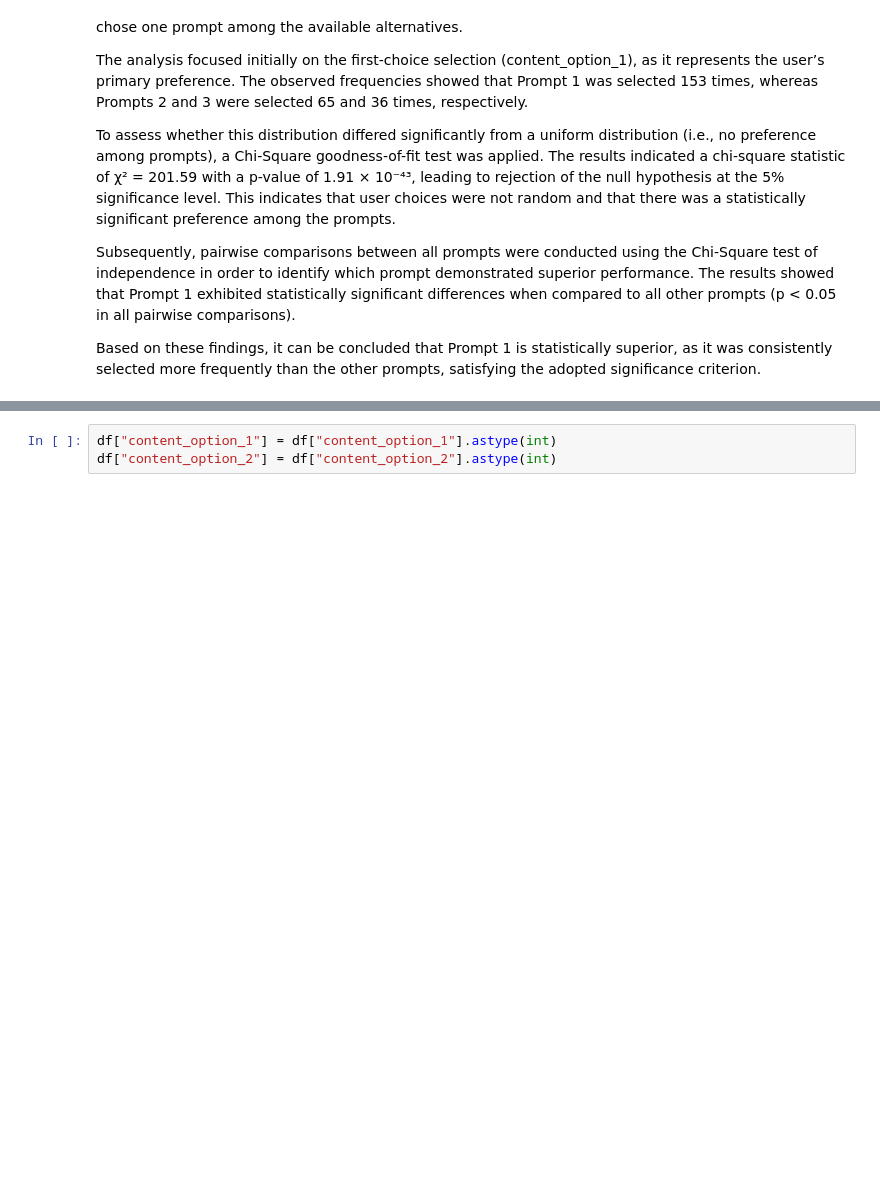
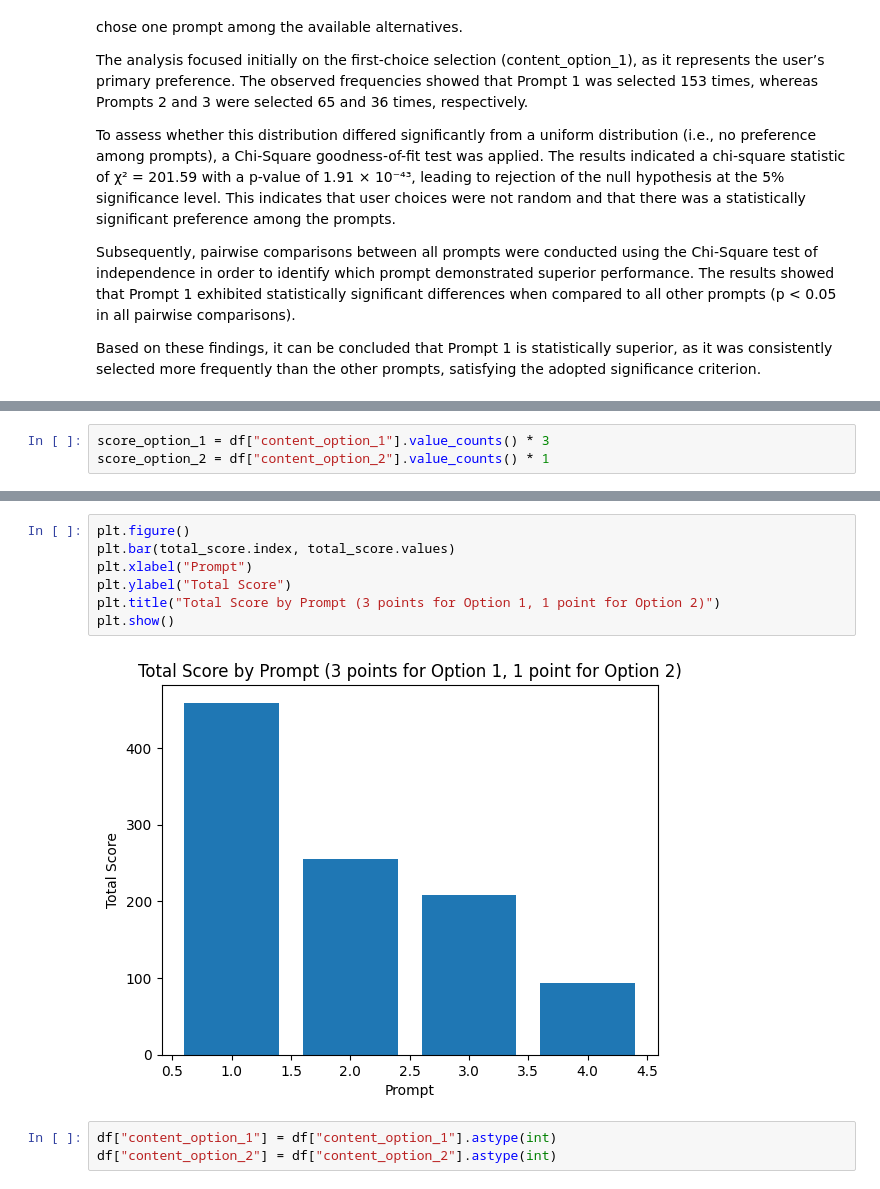
Before and after one commit to omicsintellab/Bio-J.A.R.V.I.S, a Jupyter notebook: notebooks/exploratoy_analysis.ipynb, the cells around one changed output, grey strips where cells are left out. Cells and saved outputs as stored; diff of their text form; blank space fills up the shorter version.

```diff
--- a/notebooks/exploratoy_analysis.ipynb
+++ b/notebooks/exploratoy_analysis.ipynb
@@ -29,0 +55,3 @@ df.head()
+# %%
+score_option_1 = df["content_option_1"].value_counts() * 3
+score_option_2 = df["content_option_2"].value_counts() * 1
@@ -30,3 +90,12 @@ df.head()
+# %%
+plt.figure()
+plt.bar(total_score.index, total_score.values)
+plt.xlabel("Prompt")
+plt.ylabel("Total Score")
+plt.title("Total Score by Prompt (3 points for Option 1, 1 point for Option 2)")
+plt.show()
+# %% [output]
+[figure, added]
 # %%
 df["content_option_1"] = df["content_option_1"].astype(int)
 df["content_option_2"] = df["content_option_2"].astype(int)
```
Also changed, not shown: parts of 5 cells of this notebook.
